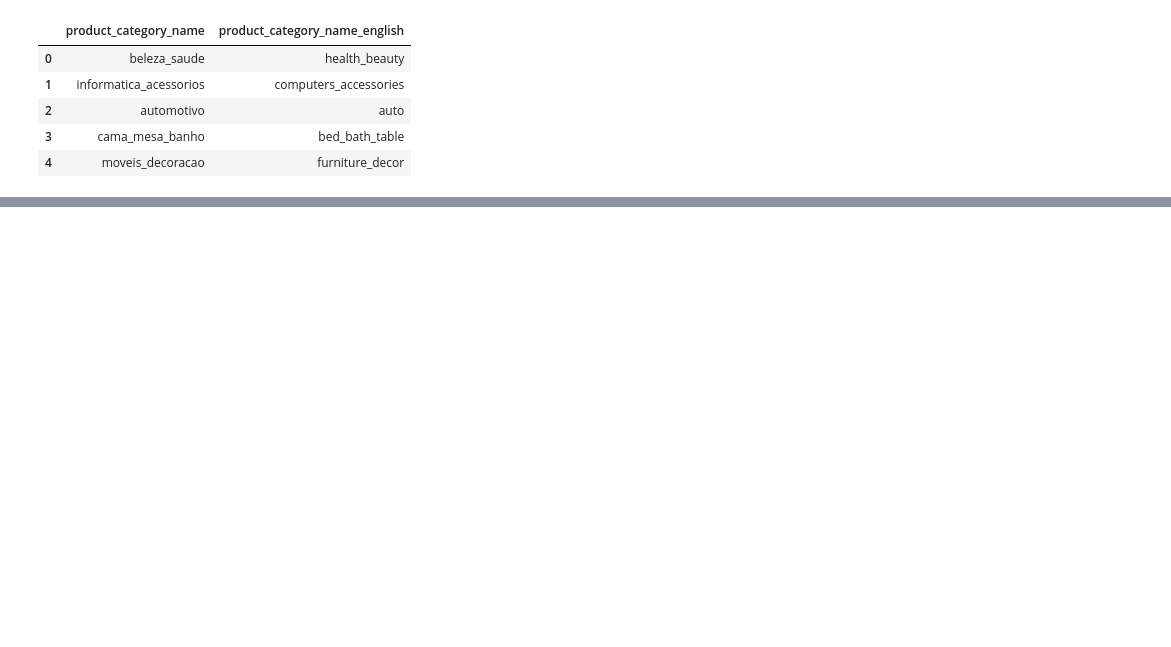
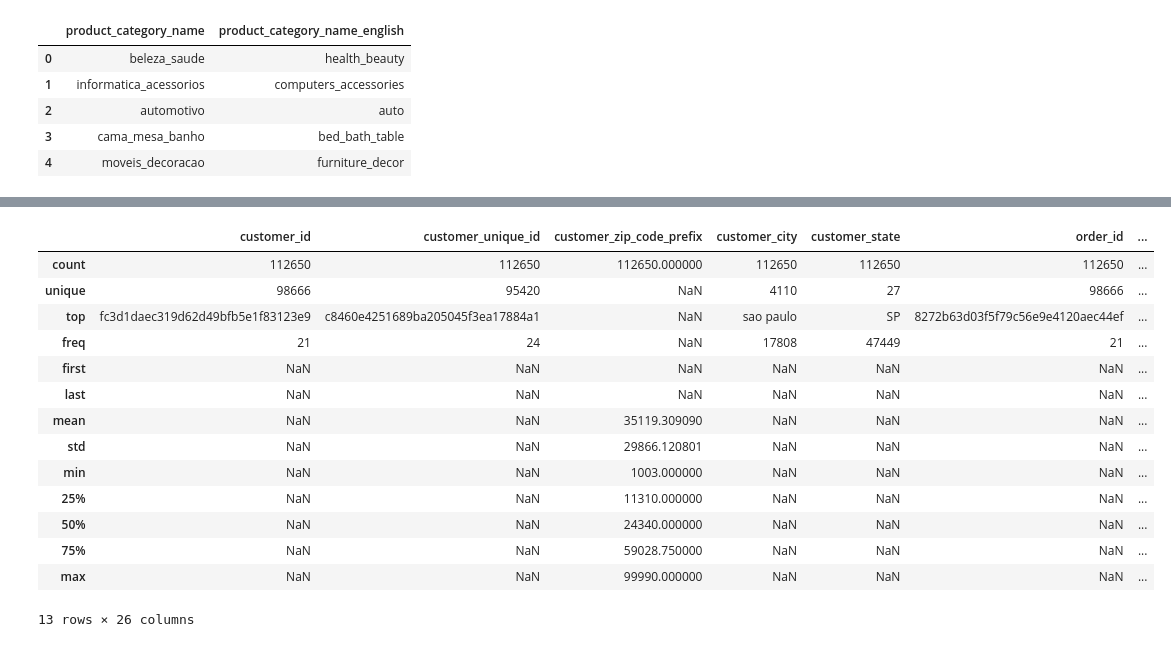
Before and after one commit to Data-dream-team-Laurence/Brief-data-dream-team, a Jupyter notebook: segmentation_client/segmentation.ipynb, the cells around one changed output, grey strips where cells are left out. Cells and saved outputs as stored; diff of their text form; code cells hidden in the pictures; blank space fills up the shorter version.

```diff
--- a/segmentation_client/segmentation.ipynb
+++ b/segmentation_client/segmentation.ipynb
@@ -40,0 +100,18 @@ Name: product_category_name, Length: 71, dtype: int64
+# %%
+df.describe(include="all")
+# %% [output]
+|  | customer_id | customer_unique_id | customer_zip_code_prefix | customer_city | customer_state | order_id | ... |
+| count | 112650 | 112650 | 112650.000000 | 112650 | 112650 | 112650 | ... |
+| unique | 98666 | 95420 | NaN | 4110 | 27 | 98666 | ... |
+| top | fc3d1daec319d62d49bfb5e1f83123e9 | c8460e4251689ba205045f3ea17884a1 | NaN | sao paulo | SP | 8272b63d03f5f79c56e9e4120aec44ef | ... |
+| freq | 21 | 24 | NaN | 17808 | 47449 | 21 | ... |
+| first | NaN | NaN | NaN | NaN | NaN | NaN | ... |
+| last | NaN | NaN | NaN | NaN | NaN | NaN | ... |
+| mean | NaN | NaN | 35119.309090 | NaN | NaN | NaN | ... |
+| std | NaN | NaN | 29866.120801 | NaN | NaN | NaN | ... |
+| min | NaN | NaN | 1003.000000 | NaN | NaN | NaN | ... |
+| 25% | NaN | NaN | 11310.000000 | NaN | NaN | NaN | ... |
+| 50% | NaN | NaN | 24340.000000 | NaN | NaN | NaN | ... |
+| 75% | NaN | NaN | 59028.750000 | NaN | NaN | NaN | ... |
+| max | NaN | NaN | 99990.000000 | NaN | NaN | NaN | ... |
+13 rows × 26 columns
```
Also changed, not shown: parts of 21 cells of this notebook.
